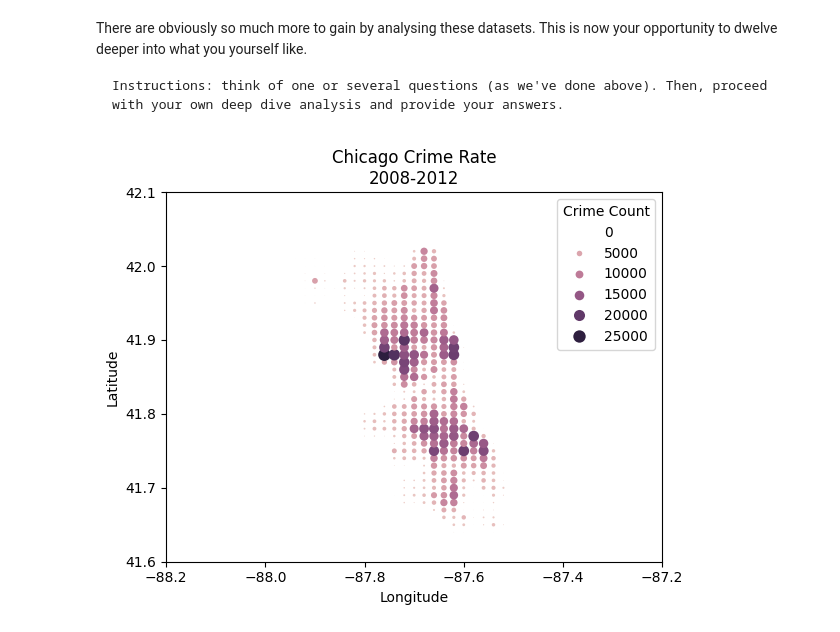
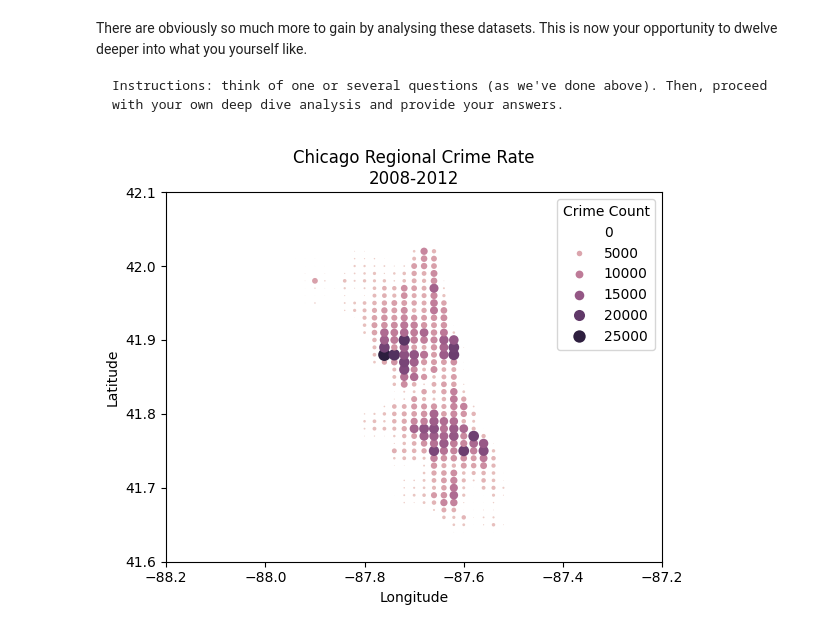
Before and after one commit to SVMino53/aiM24_Databehandling_Inlamning, a Jupyter notebook: chicago.ipynb, the cells around one changed output. Cells and saved outputs as stored; diff of their text form; code cells hidden in the pictures.

```diff
--- a/chicago.ipynb
+++ b/chicago.ipynb
@@ -70,7 +70,7 @@ Name: Date, dtype: object
 # %%
 # Convert the 'Date' column to datetime format
 
-chicago_crime_2001_to_2024_df['Date'] = pd.to_datetime(chicago_crime_2001_to_2024_df["Date"])
+chicago_crime_2001_to_2024_df['Date'] = pd.to_datetime(chicago_crime_2001_to_2024_df["Date"], format="%m/%d/%Y %I:%M:%S %p")
 # %%
 # Checking that the dates have been accurately converted
 
@@ -418,9 +541,9 @@ region_crime_rates_df = pd.DataFrame({"Longitude": [coord[0] for coord, _ in coo
                                       "Crime Count": [count for _, count in coordinate_count]})
 # %%
 sns.scatterplot(region_crime_rates_df, x="Longitude", y="Latitude", hue="Crime Count", size="Crime Count", sizes=(0, 80))
-plt.title("Chicago Crime Rate\n2008-2012")
+plt.title("Chicago Regional Crime Rate\n2008-2012")
 plt.xlim(-88.2, -87.2)
 plt.ylim(41.6, 42.1)
 plt.show()
 # %% [output]
-[figure, old version]
+[figure, new version]
```
Also changed, not shown: parts of 14 cells of this notebook.
